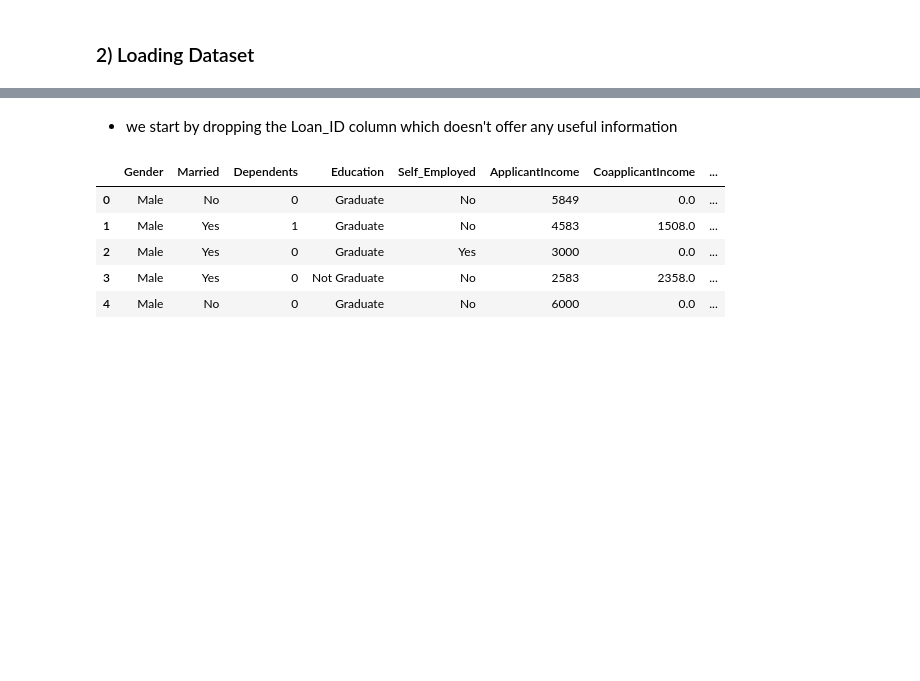
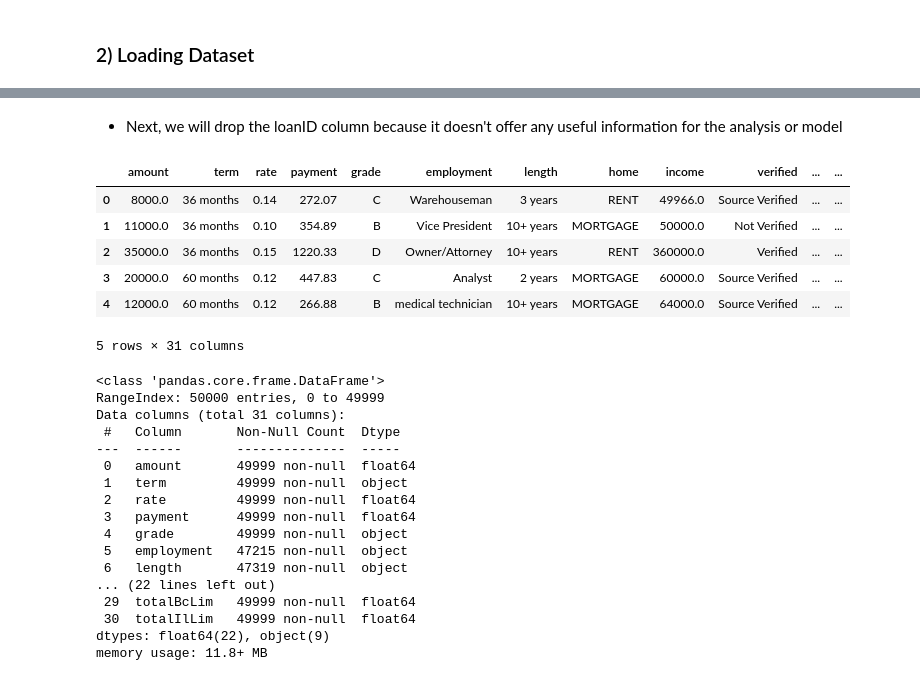
Before and after one commit to AlbertHunduza/Loan-Default-AI, a Jupyter notebook: Exploratory_Data_Analysis.ipynb, the cells around one changed output, grey strips where cells are left out. Cells and saved outputs as stored; diff of their text form; code cells hidden in the pictures; blank space fills up the shorter version.

```diff
--- a/Exploratory_Data_Analysis.ipynb
+++ b/Exploratory_Data_Analysis.ipynb
@@ -78,14 +151,34 @@ dtype: int64
 # %% [markdown]
-* we start by dropping the Loan_ID column which doesn't offer any useful information
+* Next, we will drop the loanID column because it doesn't offer any useful information for the analysis or model
 # %%
 # dropping the Loan_ID column
-loan_data.drop('Loan_ID', axis=1, inplace=True)
+loan_data.drop('loanID', axis=1, inplace=True)
+loan_data.head()
+# %% [output]
+|  | amount | term | rate | payment | grade | employment | length | home | income | verified | ... | ... |
+| 0 | 8000.0 | 36 months | 0.14 | 272.07 | C | Warehouseman | 3 years | RENT | 49966.0 | Source Verified | ... | ... |
+| 1 | 11000.0 | 36 months | 0.10 | 354.89 | B | Vice President | 10+ years | MORTGAGE | 50000.0 | Not Verified | ... | ... |
+| 2 | 35000.0 | 36 months | 0.15 | 1220.33 | D | Owner/Attorney | 10+ years | RENT | 360000.0 | Verified | ... | ... |
+| 3 | 20000.0 | 60 months | 0.12 | 447.83 | C | Analyst | 2 years | MORTGAGE | 60000.0 | Source Verified | ... | ... |
+| 4 | 12000.0 | 60 months | 0.12 | 266.88 | B | medical technician | 10+ years | MORTGAGE | 64000.0 | Source Verified | ... | ... |
+5 rows × 31 columns
 # %%
-loan_data.head()
+loan_data.info()
 # %% [output]
-|  | Gender | Married | Dependents | Education | Self_Employed | ApplicantIncome | CoapplicantIncome | ... |
-| 0 | Male | No | 0 | Graduate | No | 5849 | 0.0 | ... |
-| 1 | Male | Yes | 1 | Graduate | No | 4583 | 1508.0 | ... |
-| 2 | Male | Yes | 0 | Graduate | Yes | 3000 | 0.0 | ... |
-| 3 | Male | Yes | 0 | Not Graduate | No | 2583 | 2358.0 | ... |
-| 4 | Male | No | 0 | Graduate | No | 6000 | 0.0 | ... |
+<class 'pandas.core.frame.DataFrame'>
+RangeIndex: 50000 entries, 0 to 49999
+Data columns (total 31 columns):
+ #   Column       Non-Null Count  Dtype
+---  ------       --------------  -----
+ 0   amount       49999 non-null  float64
+ 1   term         49999 non-null  object
+ 2   rate         49999 non-null  float64
+ 3   payment      49999 non-null  float64
+ 4   grade        49999 non-null  object
+ 5   employment   47215 non-null  object
+ 6   length       47319 non-null  object
+... (22 lines left out)
+ 29  totalBcLim   49999 non-null  float64
+ 30  totalIlLim   49999 non-null  float64
+dtypes: float64(22), object(9)
+memory usage: 11.8+ MB
```
Also changed, not shown: parts of 17 cells of this notebook.
